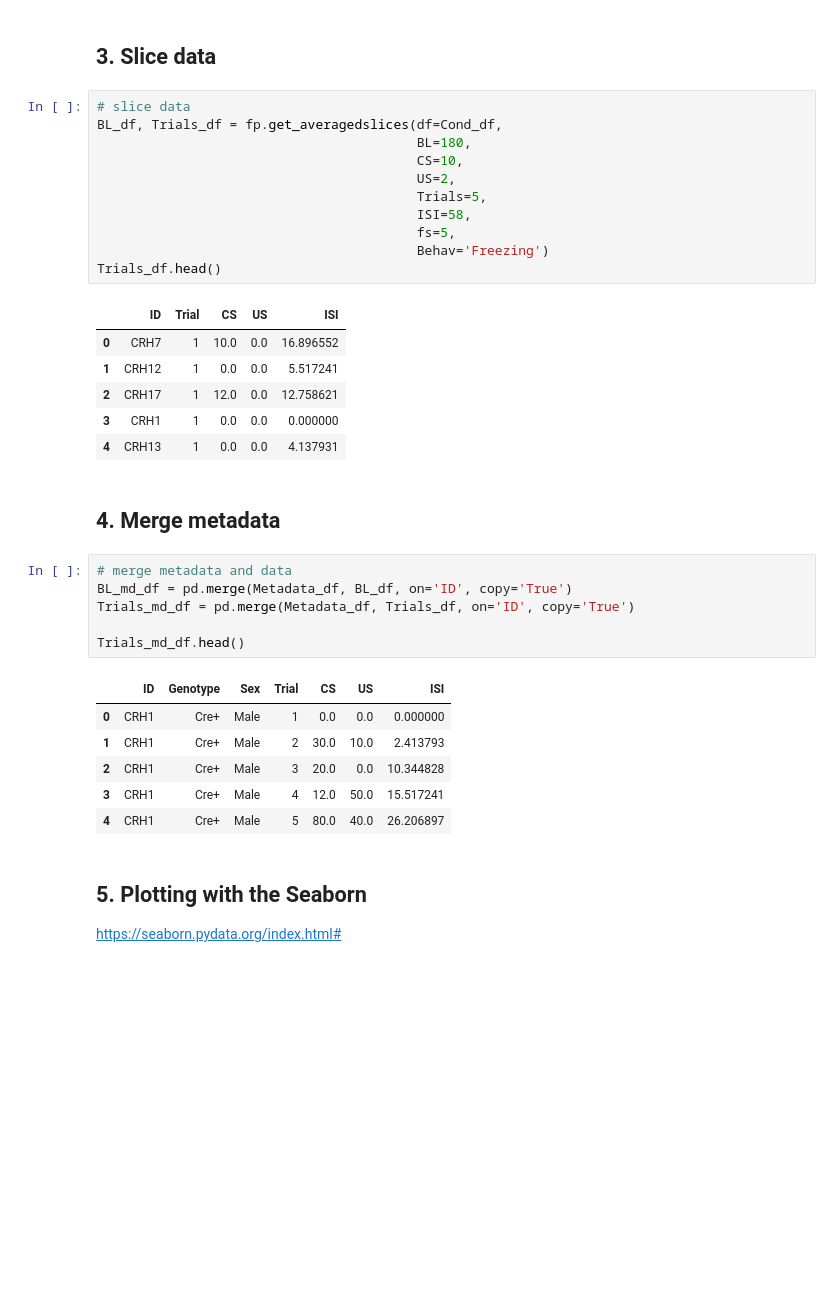
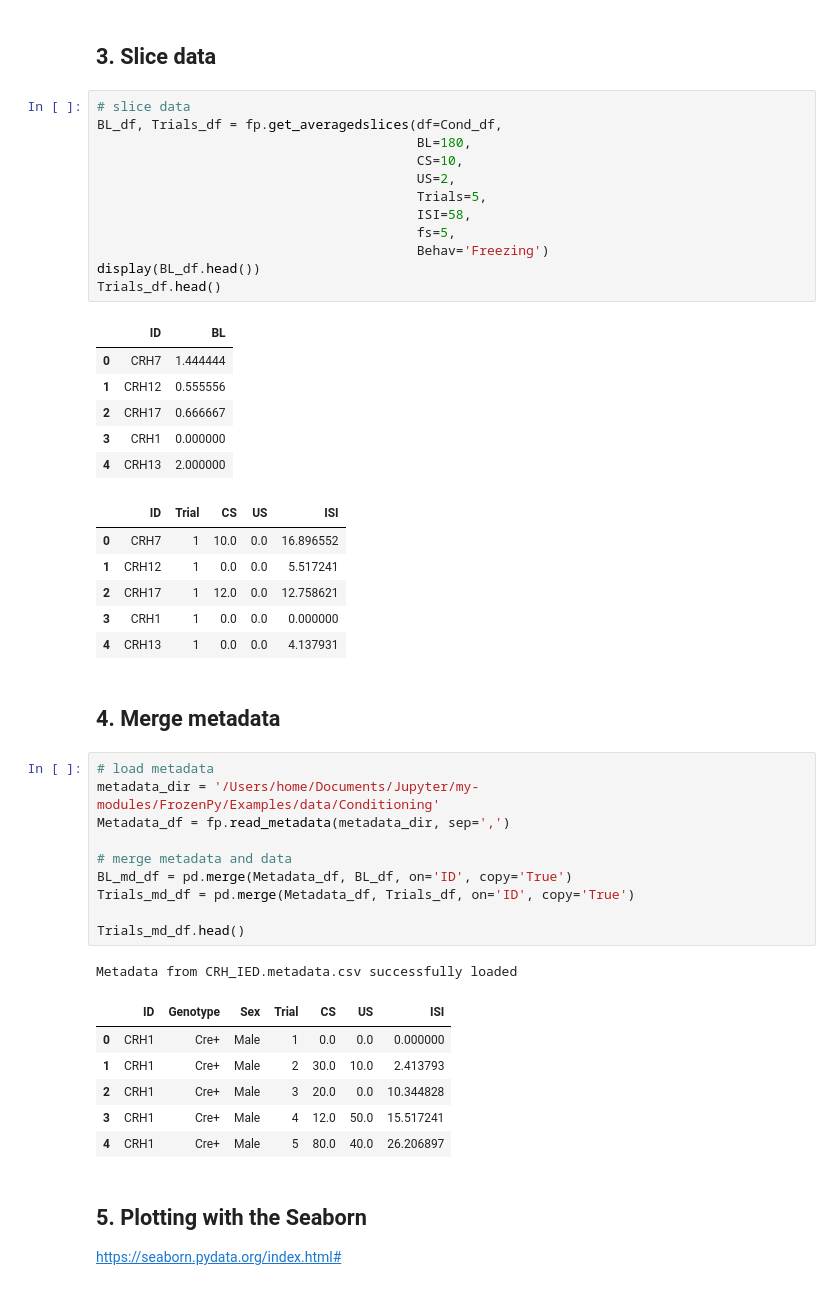
Before and after one commit to MicTott/FrozenPy, a Jupyter notebook: Examples/Conditioning_example.ipynb, the cells around one changed output. Drawn from its saved outputs; the diff is of its cells as text; blank space fills up the shorter version.

```diff
--- a/Examples/Conditioning_example.ipynb
+++ b/Examples/Conditioning_example.ipynb
@@ -58,30 +61,42 @@ Cond_df = pd.concat([Cond_Sq1_df, Cond_Sq2_df, Cond_Sq3_df], axis=1)
 # %%
 # slice data
 BL_df, Trials_df = fp.get_averagedslices(df=Cond_df,
                                          BL=180,
                                          CS=10,
                                          US=2,
                                          Trials=5,
                                          ISI=58,
                                          fs=5,
                                          Behav='Freezing')
+display(BL_df.head())
 Trials_df.head()
 # %% [output]
-|  | ID | Trial | CS | US | ISI |
-| 0 | CRH7 | 1 | 10.0 | 0.0 | 16.896552 |
-| 1 | CRH12 | 1 | 0.0 | 0.0 | 5.517241 |
-| 2 | CRH17 | 1 | 12.0 | 0.0 | 12.758621 |
-| 3 | CRH1 | 1 | 0.0 | 0.0 | 0.000000 |
-| 4 | CRH13 | 1 | 0.0 | 0.0 | 4.137931 |
+|  | ID | BL |
+| 0 | CRH7 | 1.444444 |
+| 1 | CRH12 | 0.555556 |
+| 2 | CRH17 | 0.666667 |
+| 3 | CRH1 | 0.000000 |
+| 4 | CRH13 | 2.000000 |
+|  | ID | Trial | CS | US | ISI |
+| 0 | CRH7 | 1 | 10.0 | 0.0 | 16.896552 |
+| 1 | CRH12 | 1 | 0.0 | 0.0 | 5.517241 |
+| 2 | CRH17 | 1 | 12.0 | 0.0 | 12.758621 |
+| 3 | CRH1 | 1 | 0.0 | 0.0 | 0.000000 |
+| 4 | CRH13 | 1 | 0.0 | 0.0 | 4.137931 |
 # %% [markdown]
 ## 4. Merge metadata
 # %%
+# load metadata
+metadata_dir = '/Users/home/Documents/Jupyter/my-modules/FrozenPy/Examples/data/Conditioning'
+Metadata_df = fp.read_metadata(metadata_dir, sep=',')
+
 # merge metadata and data
 BL_md_df = pd.merge(Metadata_df, BL_df, on='ID', copy='True')
 Trials_md_df = pd.merge(Metadata_df, Trials_df, on='ID', copy='True')
 
 Trials_md_df.head()
 # %% [output]
+Metadata from CRH_IED.metadata.csv successfully loaded
 |  | ID | Genotype | Sex | Trial | CS | US | ISI |
 | 0 | CRH1 | Cre+ | Male | 1 | 0.0 | 0.0 | 0.000000 |
 | 1 | CRH1 | Cre+ | Male | 2 | 30.0 | 10.0 | 2.413793 |
```
Also changed, not shown: parts of 4 cells of this notebook, 7 other files.
